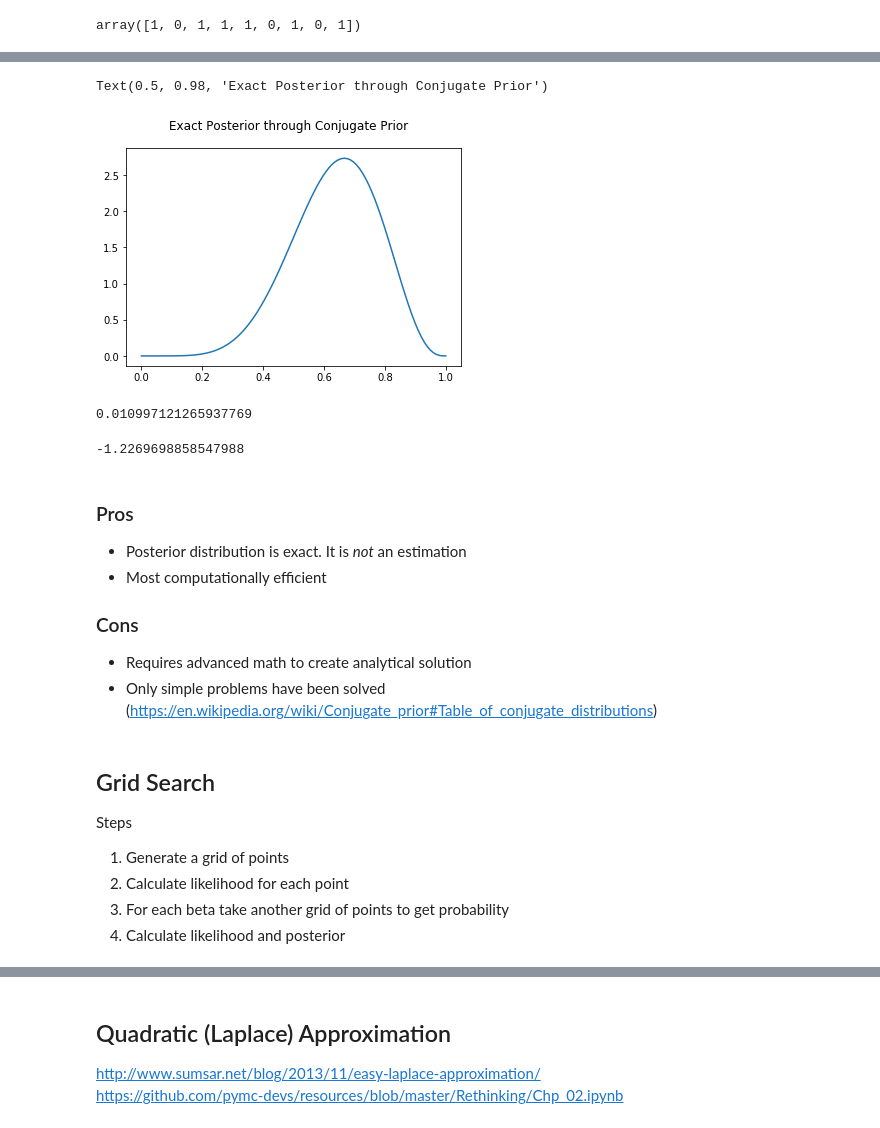
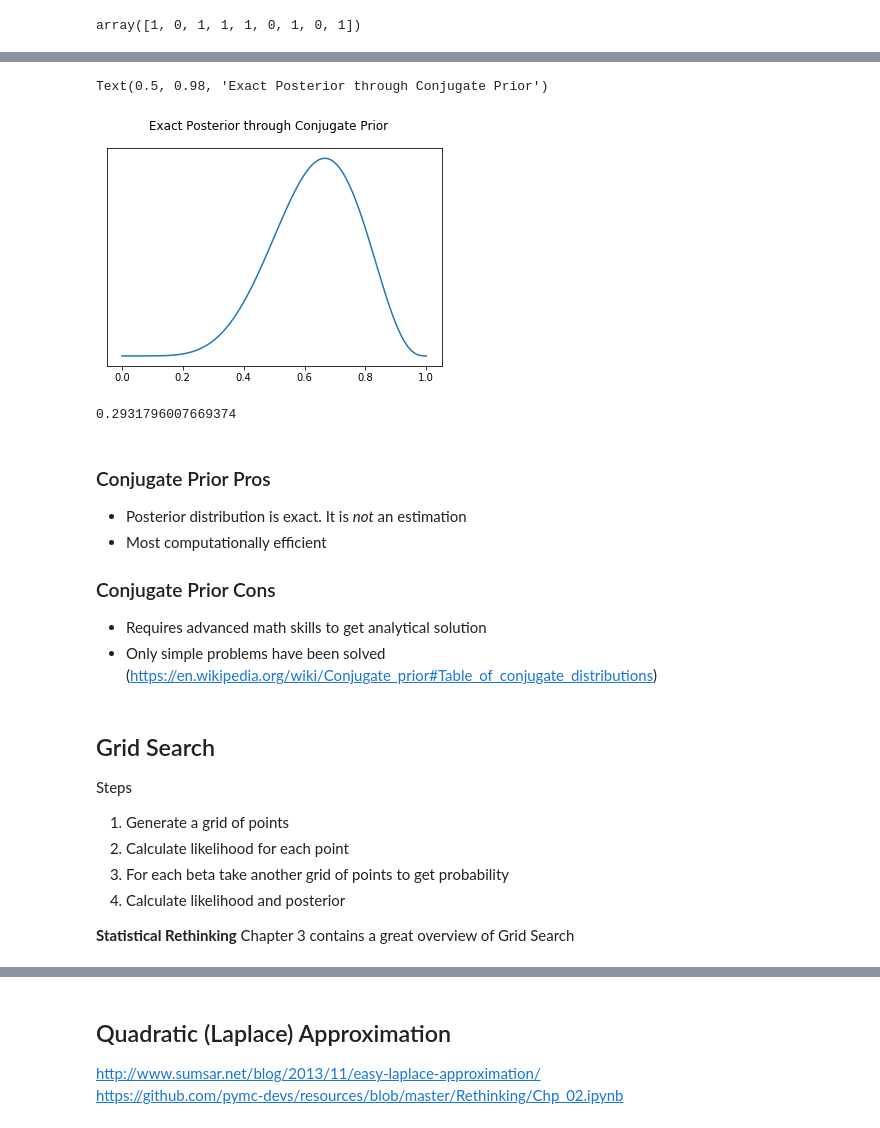
Before and after one commit to canyon289/ProbabilityResources, a Jupyter notebook: cheatsheets/Inference.ipynb, the cells around one changed output, grey strips where cells are left out. Cells and saved outputs as stored; diff of their text form; code cells hidden in the pictures.

```diff
--- a/cheatsheets/Inference.ipynb
+++ b/cheatsheets/Inference.ipynb
@@ -40,28 +44,25 @@ _beta = 1 + total_observations - water_observations
 # %%
 x = np.linspace(0,1,100)
 posterior_conjugate = stats.beta.pdf(x, a=_alpha, b=_beta)
 
 fig, ax = plt.subplots()
 plt.plot(x,posterior_conjugate)
+ax.set_yticks([])
 fig.suptitle("Exact Posterior through Conjugate Prior")
 # %% [output]
 Text(0.5, 0.98, 'Exact Posterior through Conjugate Prior')
-[figure, old version]
+[figure, new version]
 # %%
-posterior_conjugate[20] / posterior_conjugate[70]
+posterior_conjugate[40] / posterior_conjugate[70]
 # %% [output]
-0.010997121265937769
+0.2931796007669374
-# %%
-np.log(posterior_conjugate[40]) - np.log(posterior_conjugate[70])
-# %% [output]
--1.2269698858547988
 # %% [markdown]
-### Pros
+### Conjugate Prior Pros
 * Posterior distribution is exact. It is *not* an estimation
 * Most computationally efficient
 
-### Cons
-* Requires advanced math to create analytical solution
+### Conjugate Prior Cons
+* Requires advanced math skills to get analytical solution
 * Only simple problems have been solved (https://en.wikipedia.org/wiki/Conjugate_prior#Table_of_conjugate_distributions)
 # %% [markdown]
 ## Grid Search
@@ -70,6 +71,8 @@ Steps
 2. Calculate likelihood for each point
 3. For each beta take another grid of points to get probability
 4. Calculate likelihood and posterior
+
+**Statistical Rethinking** Chapter 3 contains a great overview of Grid Search
 # %%
 possible_probabilities = np.linspace(0,1,100)
 prior = np.repeat(5,100)
```
Also changed, not shown: parts of 32 cells of this notebook.
